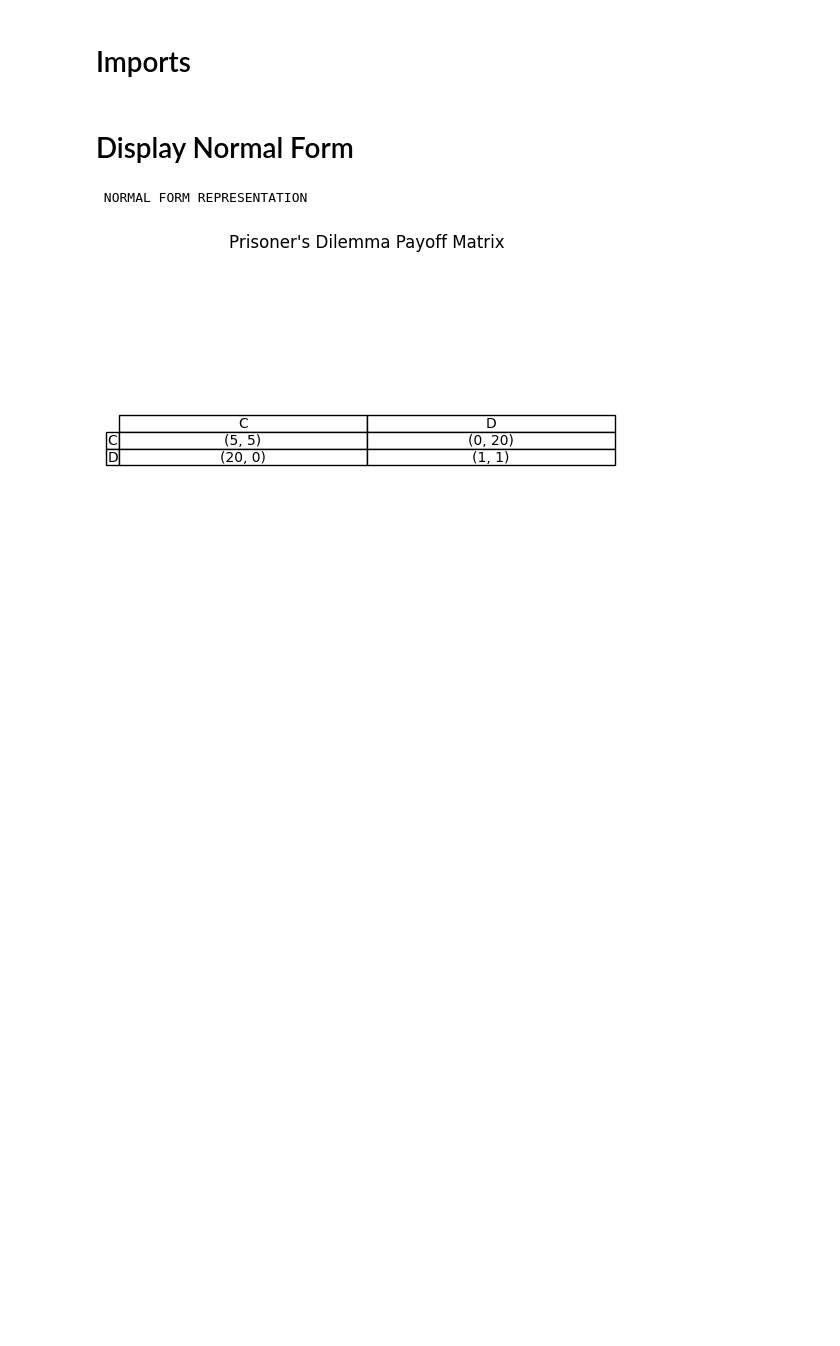
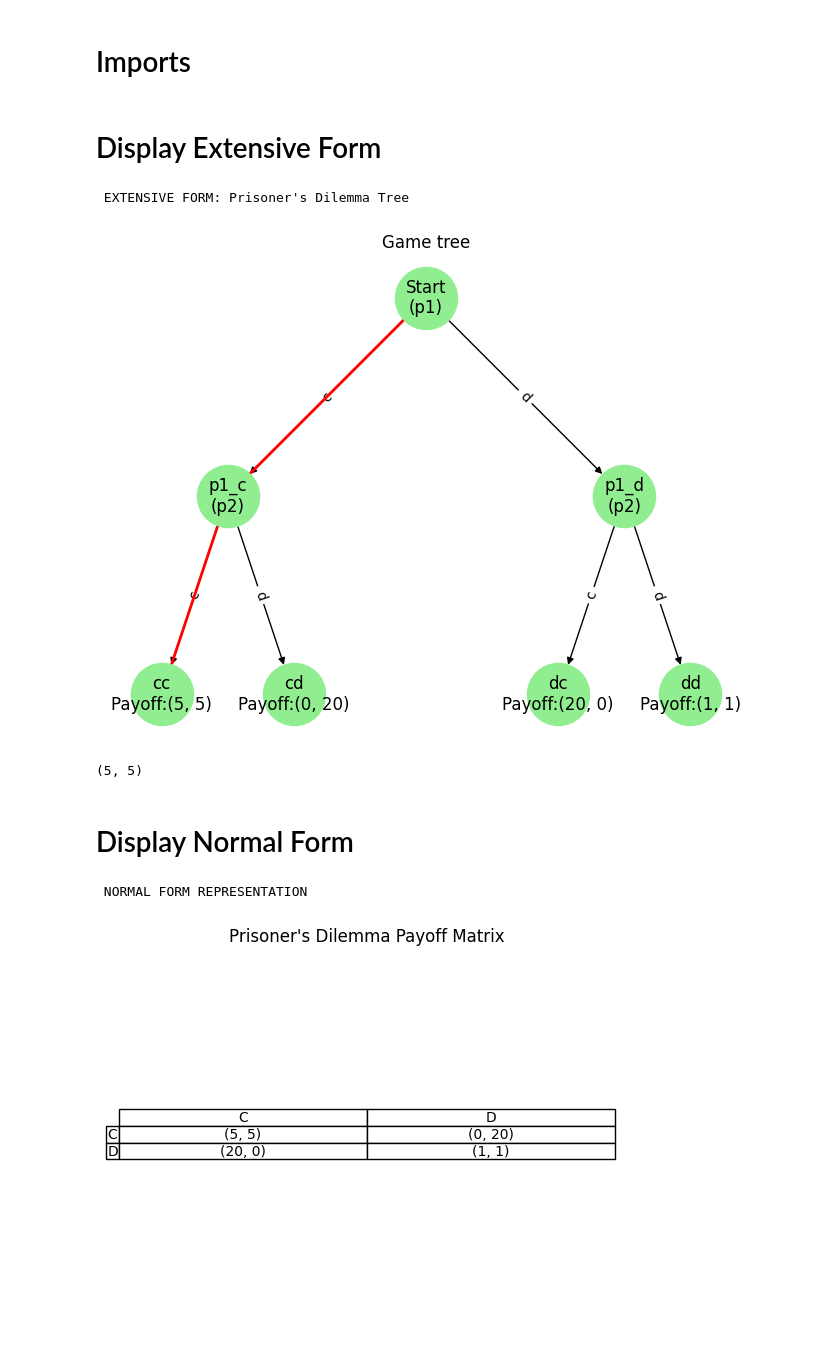
Before and after one commit to DiaaAhmedHassan/Game-theory-project, a Jupyter notebook: main_script.ipynb, the cells around one changed output. Cells and saved outputs as stored; diff of their text form; code cells hidden in the pictures; blank space fills up the shorter version.

Commit message:
Added user input

```diff
--- a/main_script.ipynb
+++ b/main_script.ipynb
@@ -10,6 +10,20 @@ from Extensive_Form import Games as ExtensiveGames
 from Mixed_Strategies_and_Expected_Payoffs import calculate_N_payoffs
 from Nash_Equilibrium_Computation_and_Output import find_nash_equilibria
 from Normal_Form_and_User_Input import *
+# %% [markdown]
+# Display Extensive Form
+# %%
+import Extensive_Form
+import sys
+print("\n EXTENSIVE FORM: Prisoner's Dilemma Tree")
+ext_game = Extensive_Form.Games()
+p1 = str(input("Enter prisoner1 decision(C/D): "))
+p2 = str(input("Enter prisoner2 decision(C/D): "))
+ext_game.build_prisoners_dilemma(p1, p2, show_plot=True)
+# %% [output]
+ EXTENSIVE FORM: Prisoner's Dilemma Tree
+[figure, new version]
+(5, 5)
 # %% [markdown]
 # Display Normal Form
 # %%
```
Also changed, not shown: parts of 4 cells of this notebook, 2 other files.
